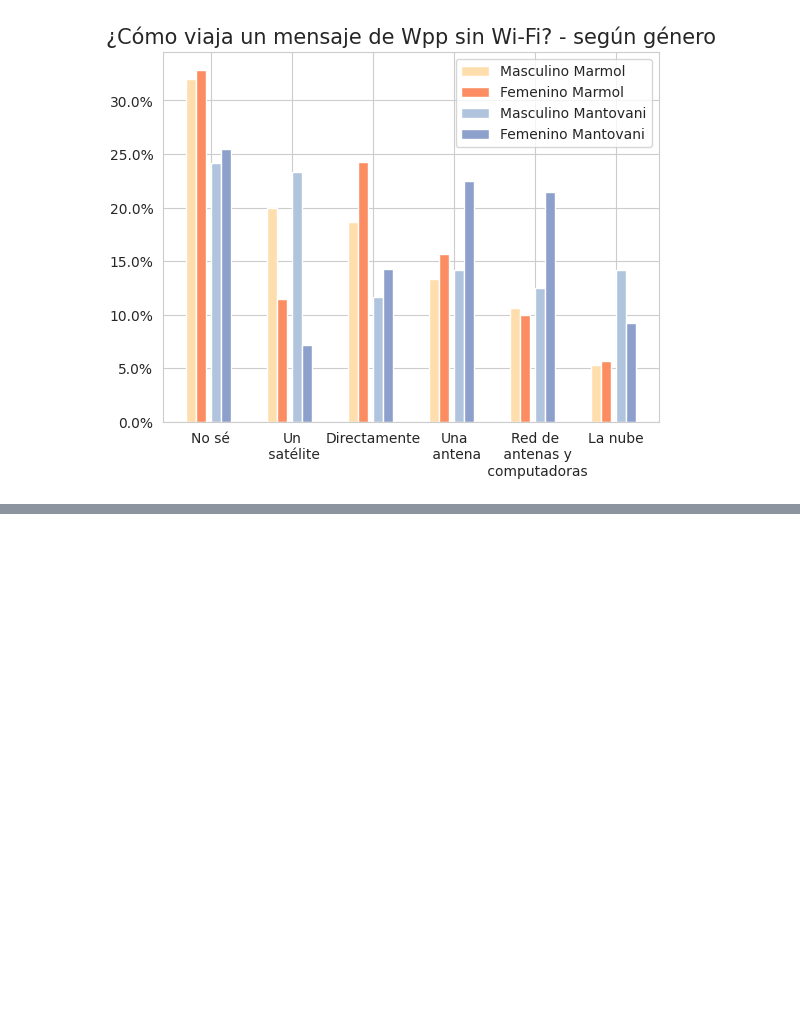
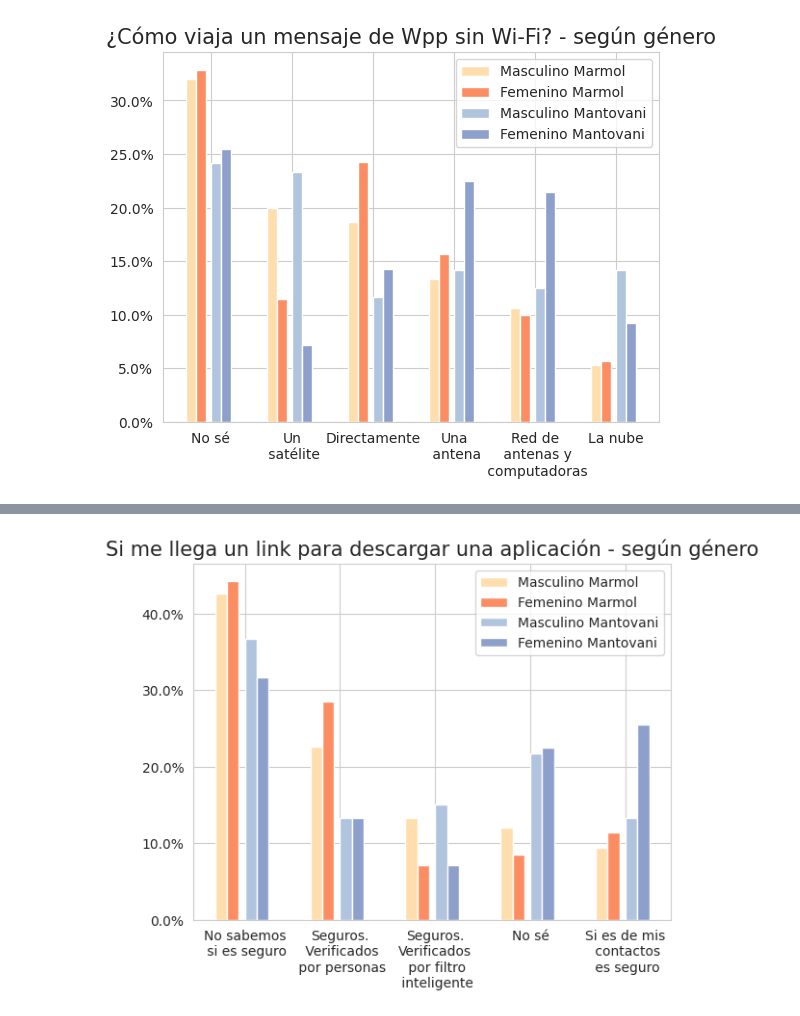
Before and after one commit to fedesassone/tesis, a Jupyter notebook: notebooks/misconceptions/Misconceptions.ipynb, the cells around one changed output, grey strips where cells are left out. Saved outputs shown, nothing was run; the diff lists cells and outputs as text; code cells hidden in the pictures; blank space fills up the shorter version.

```diff
--- a/notebooks/misconceptions/Misconceptions.ipynb
+++ b/notebooks/misconceptions/Misconceptions.ipynb
@@ -569,3 +640,37 @@ plt.savefig('como_viaja_wpp_genero.png')
+# %%
+# Si me llega un link para descargar una aplicación - Género
+data_marmol_mas = marmol[marmol['genero']=="Masculino"]["link_descarga"].value_counts(normalize=True).sort_values(ascending=False)
+data_marmol_fem = marmol[marmol['genero']=="Femenino"]["link_descarga"].value_counts(normalize=True).sort_values(ascending=False)
+data_mantovani_mas = mantovani[mantovani['genero']=="Masculino"]["link_descarga"].value_counts(normalize=True).sort_values(ascending=False)
+data_mantovani_fem = mantovani[mantovani['genero']=="Femenino"]["link_descarga"].value_counts(normalize=True).sort_values(ascending=False)
+
+dfs = [data_marmol_mas,data_marmol_fem,data_mantovani_mas,data_mantovani_fem]
+
+result = pd.concat(dfs, axis=1, ignore_index=True)
+result = result.rename(columns={0: "Masculino Marmol", 1: "Femenino Marmol", 2: "Masculino Mantovani", 3: "Femenino Mantovani"})
+
+labels = ["No sabemos\n si es seguro", "Seguros.\n Verificados\n por personas",
+          "Seguros.\nVerificados\n por filtro\n inteligente", "No sé", "Si es de mis\n contactos\n es seguro"]
+
+bar_width = 0.25
+
+br1 = [1, 3, 5, 7, 9]
+br2 = [x +     bar_width for x in br1]
+br3 = [x + 1.5*bar_width for x in br2]
+br4 = [x +     bar_width for x in br3]
+
+plt.bar(br1,result["Masculino Marmol"],     width=bar_width, label = 'Masculino Marmol', color='navajowhite')
+plt.bar(br2,result["Femenino Marmol"],      width=bar_width, label = 'Femenino Marmol', color='C1')
+plt.bar(br3,result["Masculino Mantovani"],  width=bar_width, label = 'Masculino Mantovani', color='lightsteelblue')
+plt.bar(br4,result["Femenino Mantovani"],   width=bar_width, label = 'Femenino Mantovani', color='C2')
+
+plt.gca().yaxis.set_major_formatter(PercentFormatter(1))
+plt.title("Si me llega un link para descargar una aplicación - según género", fontsize=15)
+plt.xticks([x + 2*bar_width for x in br1], labels=labels)
+plt.legend(loc='upper right')
+plt.savefig('link_descarga_genero.png')
+# %% [output]
+[figure, added]
 # %% [markdown]
 # Preguntas Misc
 * ¿Marcar con un color distinto las respuestas missc? - No, por ahora
```
Also changed, not shown: parts of 4 cells of this notebook, 4 other files.
